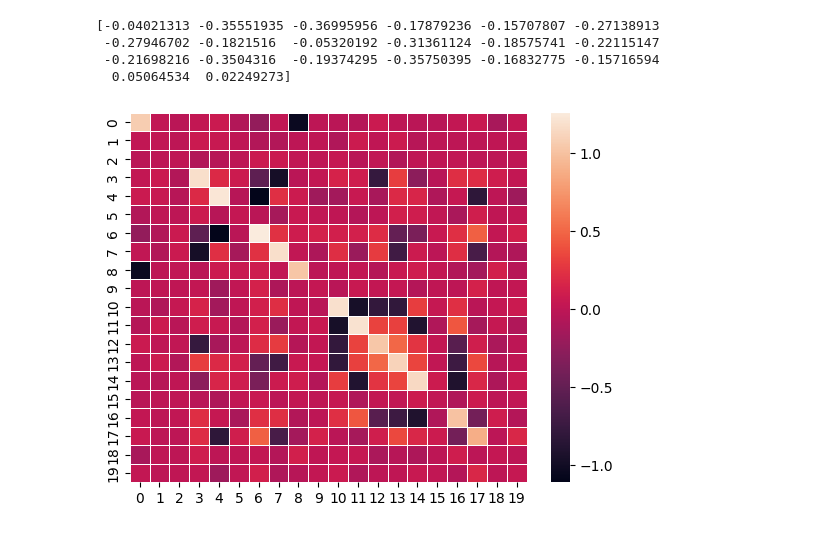
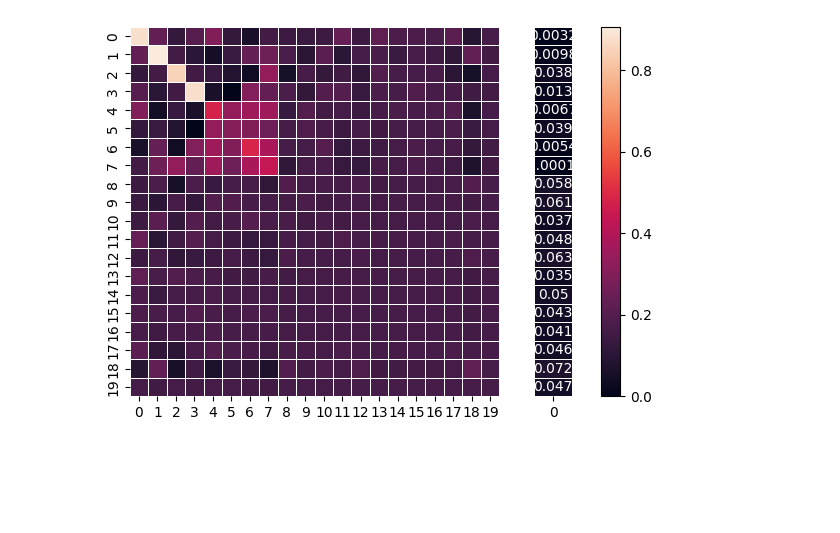
Before and after one commit to Evan-eng/anthropic_superposition_experiment_recreation, a Jupyter notebook: demonstrating_superposition.ipynb, the cells around one changed output. Cells and saved outputs as stored; diff of their text form; code cells hidden in the pictures; blank space fills up the shorter version.

Commit message:
Improved data visualization with heatmaps

```diff
--- a/demonstrating_superposition.ipynb
+++ b/demonstrating_superposition.ipynb
@@ -112,7 +113,10 @@ optimize(linear_model)
 
 W1 = linear_model.layer2.weight.detach().numpy()
 b1 = linear_model.layer2.bias.detach().numpy()
+df_b1 = pd.DataFrame(b1)
 linear_result = np.dot(W1, W1.T)
+df_W1 = pd.DataFrame(linear_result)
+
 
 
 relu_model = relu_model(config, x_instances, imp)
@@ -120,4 +124,6 @@ optimize(relu_model)
 
 W2 = relu_model.layer2.weight.detach().numpy()
 b2 = relu_model.layer2.bias.detach().numpy()
+df_b2 = pd.DataFrame(b2)
 relu_result = np.dot(W2, W2.T)
+df_W2 = pd.DataFrame(relu_result)
@@ -136,10 +130,15 @@ plt.show()
-# %%
-print(b2)
-ax = sns.heatmap(relu_result, linewidth=0.5)
-plt.show()
-# %% [output]
-[-0.04021313 -0.35551935 -0.36995956 -0.17879236 -0.15707807 -0.27138913
- -0.27946702 -0.1821516  -0.05320192 -0.31361124 -0.18575741 -0.22115147
- -0.21698216 -0.3504316  -0.19374295 -0.35750395 -0.16832775 -0.15716594
-  0.05064534  0.02249273]
-[figure, removed]
+# %%
+import seaborn as sns
+
+vmin = min(df_W1.values.min(), df_b1.values.min())
+vmax = max(df_W1.values.max(), df_b1.values.max())
+
+fig, axs = plt.subplots(ncols=3, gridspec_kw=dict(width_ratios=[10,1,0.5]))
+
+sns.heatmap(df_W1, annot=False, cbar=False, ax=axs[0], vmin=vmin, square=True, linewidth=0.5)
+sns.heatmap(df_b1, annot=True, yticklabels=False, cbar=False, ax=axs[1], vmax=vmax, linewidth =0.5)
+fig.colorbar(axs[1].collections[0], cax=axs[2])
+
+plt.show()
+# %% [output]
+[figure, added]
```
Also changed, not shown: parts of 4 cells of this notebook.
